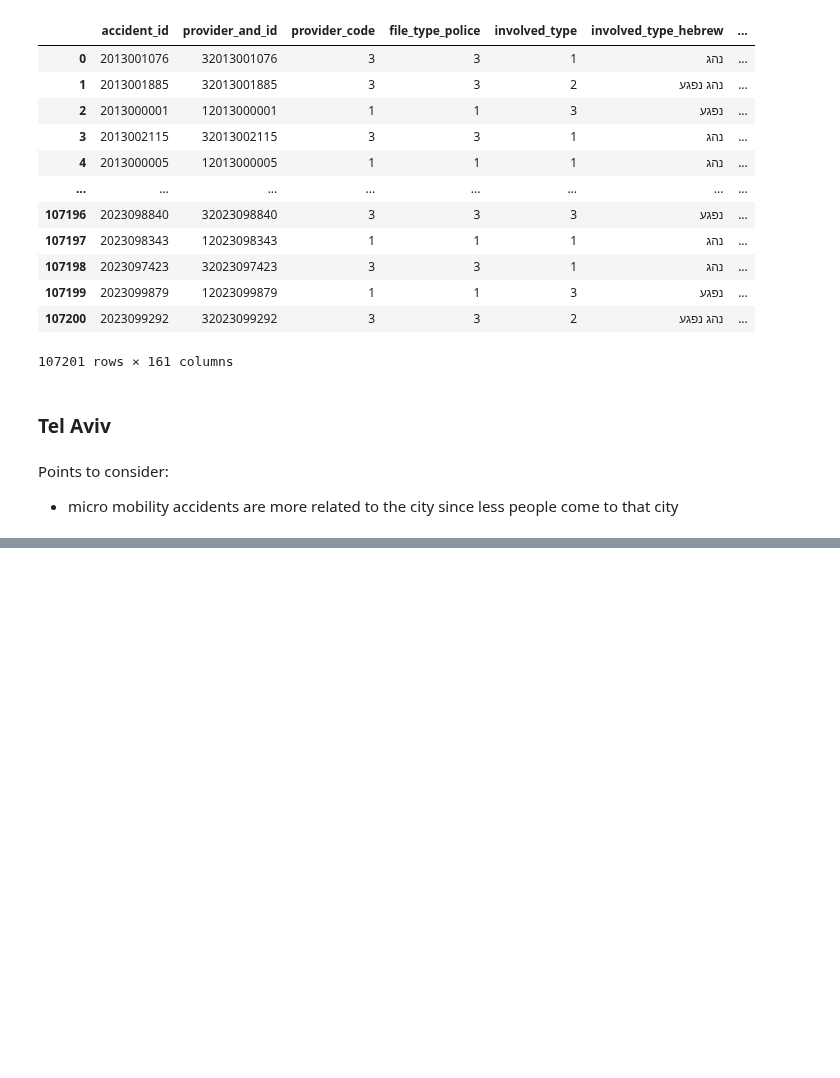
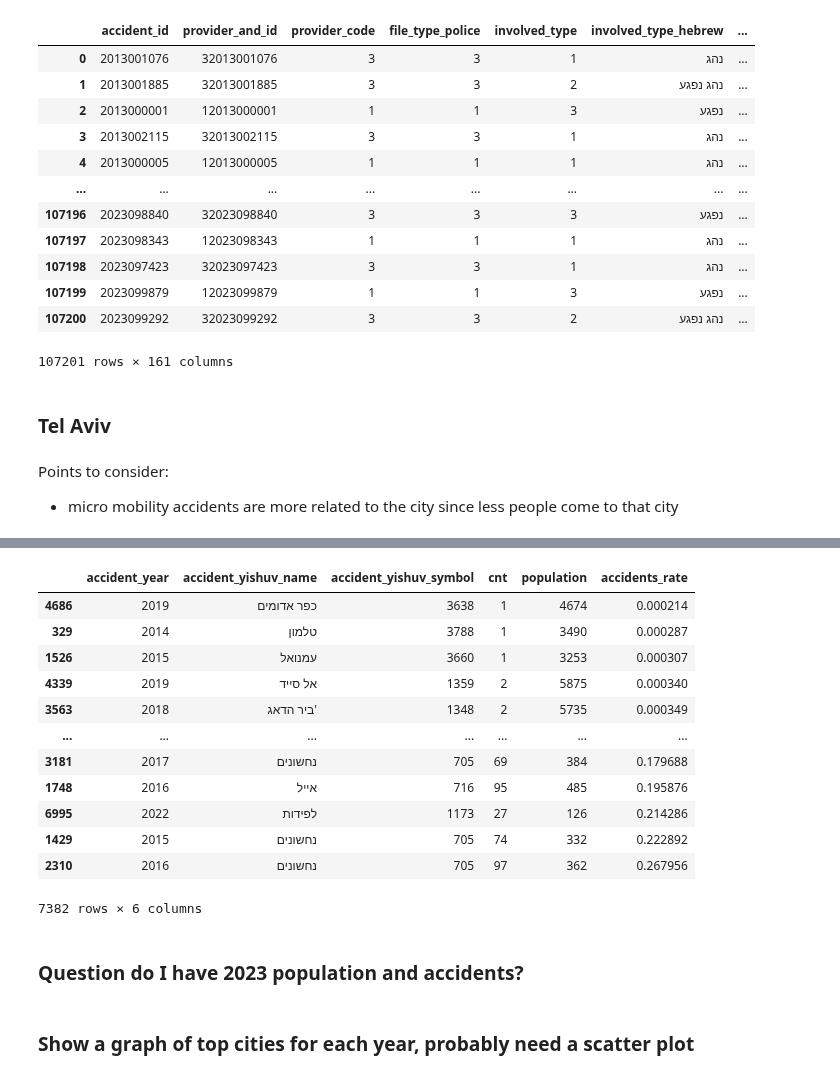
Before and after one commit to tryko/anyway, a Jupyter notebook: EDA_all_cities.ipynb, the cells around one changed output, grey strips where cells are left out. Saved outputs shown, nothing was run; the diff lists cells and outputs as text; code cells hidden in the pictures; blank space fills up the shorter version.

```diff
--- a/EDA_all_cities.ipynb
+++ b/EDA_all_cities.ipynb
@@ -235,0 +312,5 @@ Points to consider:
+# %%
+imh_gb_year_yishuv = imh.groupby(['accident_year', 'accident_yishuv_name', 'accident_yishuv_symbol']).size().reset_index()
+
+imh_gb_year_yishuv.columns = ['accident_year', 'accident_yishuv_name', 'accident_yishuv_symbol', 'cnt']
+imh_gb_year_yishuv
@@ -235,0 +335,8 @@ Points to consider:
+# %%
+all_pop = pd.read_csv('./csv_tables/all_pop.csv')
+all_pop.dropna(subset=['settlement_code'], inplace=True)
+all_pop['settlement_code'] = all_pop['settlement_code'].astype(int)
+
+all_pop.rename(columns={'settlement_code':'accident_yishuv_symbol','pop_year':'accident_year'}, inplace=True)
+all_pop_only_pop =  all_pop[['accident_yishuv_symbol','accident_year','population']].copy()
+all_pop_only_pop
@@ -235,0 +357,7 @@ Points to consider:
+# %%
+imh_year_cnt_pop = imh_gb_year_yishuv.merge(all_pop_only_pop, on=['accident_yishuv_symbol','accident_year'], how='inner')
+# fixing problems with population column
+imh_year_cnt_pop['population'] = imh_year_cnt_pop['population'].str.replace(',', '').astype(float).astype(int)
+
+# imh_year_cnt_pop['population'] = imh_year_cnt_pop['population'].astype(float).astype(int)
+imh_year_cnt_pop
@@ -235,0 +378,17 @@ Points to consider:
+# %%
+imh_year_cnt_pop['accidents_rate'] = imh_year_cnt_pop.cnt / imh_year_cnt_pop.population
+imh_year_cnt_pop.sort_values(by=['accidents_rate'])
+# %% [output]
+|  | accident_year | accident_yishuv_name | accident_yishuv_symbol | cnt | population | accidents_rate |
+| 4686 | 2019 | כפר אדומים | 3638 | 1 | 4674 | 0.000214 |
+| 329 | 2014 | טלמון | 3788 | 1 | 3490 | 0.000287 |
+| 1526 | 2015 | עמנואל | 3660 | 1 | 3253 | 0.000307 |
+| 4339 | 2019 | אל סייד | 1359 | 2 | 5875 | 0.000340 |
+| 3563 | 2018 | ביר הדאג' | 1348 | 2 | 5735 | 0.000349 |
+| ... | ... | ... | ... | ... | ... | ... |
+| 3181 | 2017 | נחשונים | 705 | 69 | 384 | 0.179688 |
+| 1748 | 2016 | אייל | 716 | 95 | 485 | 0.195876 |
+| 6995 | 2022 | לפידות | 1173 | 27 | 126 | 0.214286 |
+| 1429 | 2015 | נחשונים | 705 | 74 | 332 | 0.222892 |
+| 2310 | 2016 | נחשונים | 705 | 97 | 362 | 0.267956 |
+7382 rows × 6 columns
@@ -235,0 +411,4 @@ Points to consider:
+# %% [markdown]
+### Question do I have 2023 population and accidents?
+# %% [markdown]
+### Show a graph of top cities for each year, probably need a scatter plot
```
Also changed, not shown: parts of 12 cells of this notebook.
